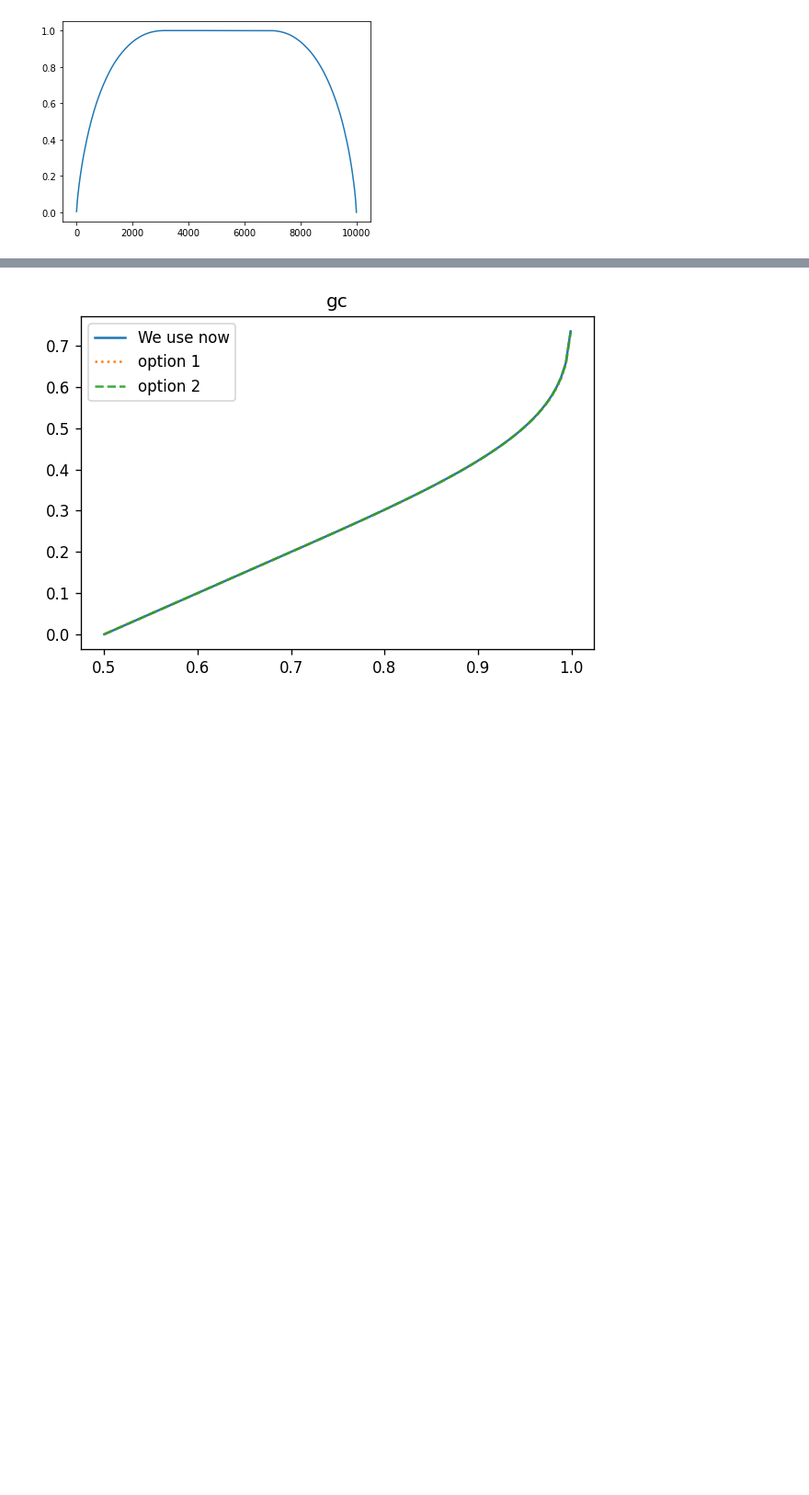
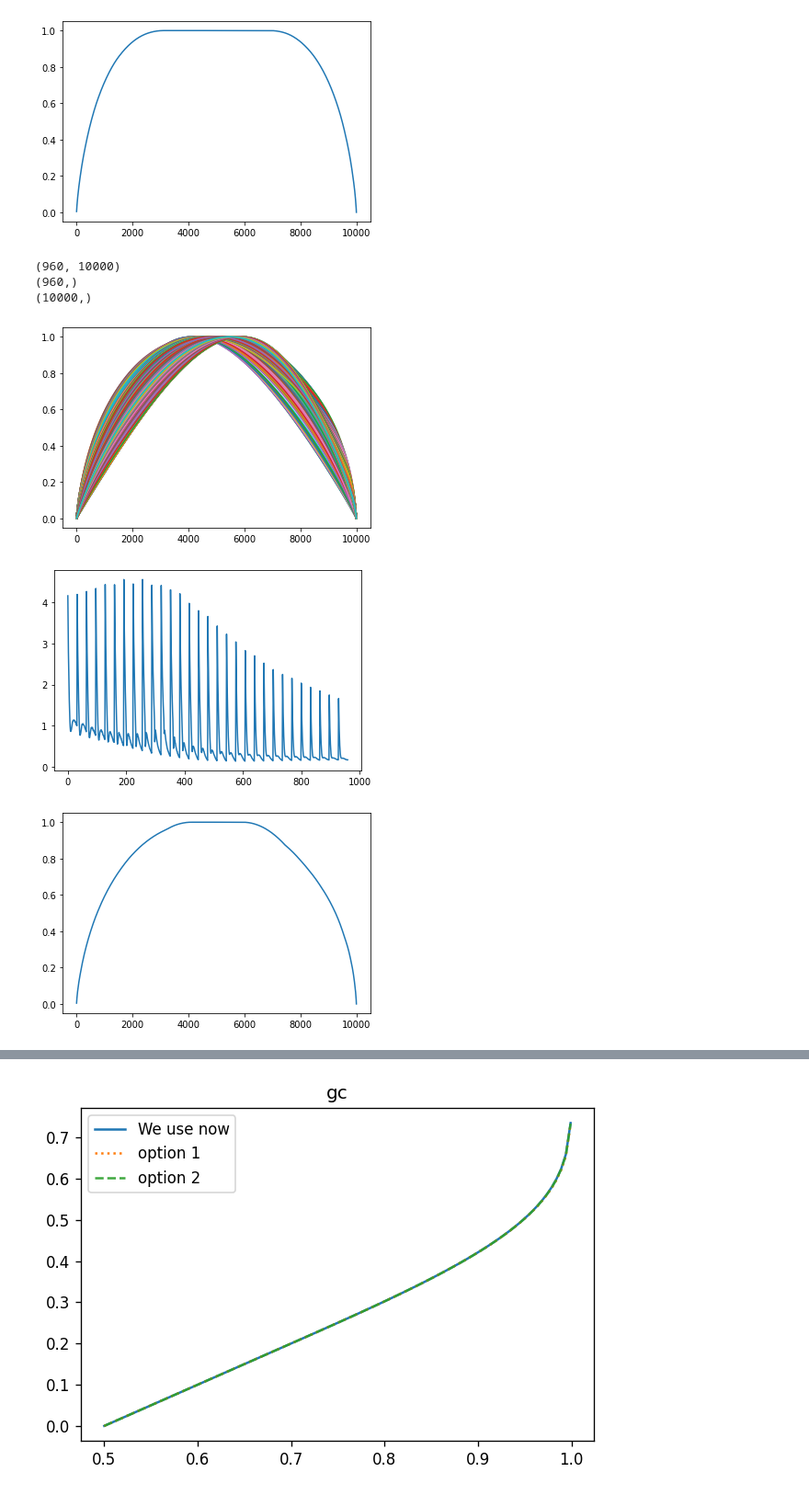
Before and after one commit to dkorzh10/general_lipschitz, a Jupyter notebook: notebooks/bound_estimates_examples.ipynb, the cells around one changed output, grey strips where cells are left out. Shown at 92% size. Cells and saved outputs as stored; diff of their text form; code cells hidden in the pictures; blank space fills up the shorter version.

```diff
--- a/notebooks/bound_estimates_examples.ipynb
+++ b/notebooks/bound_estimates_examples.ipynb
@@ -505,3 +509,36 @@ plt.show()
 [figure]
 [figure]
 [figure]
+# %%
+ns = 10000
+x0 = jnp.array([1.5,1.5]) #additive
+d = 2
+b_zero = jnp.array([1., 1.])
+
+betas1 = jnp.linspace(0.5, 2, 30)
+betas2 = jnp.linspace(0.5, 2., 32)
+betas = jnp.asarray(list(map(jnp.array, itertools.product(betas1, betas2)))) #betas1.reshape(-1,1)
+
+# betas = jnp.linspace(0.5, 2, 500)
+# betas = jnp.resize(betas, (*betas.shape, 1))
+type_of_transform = 'gc'
+bounds, p, g = compute_normed_bounds(compute_bound, x0, gamma, b_zero, betas, key, ns, d, type_of_transform)
+
+x, xi = pxi_to_xi(p)
+
+for b in bounds[:1000]:
+    plt.plot(b)
+plt.show()
+
+plt.plot(g)
+plt.show()
+
+plt.plot(p)
+plt.show()
+# %% [output]
+(960, 10000)
+(960,)
+(10000,)
+[figure, added]
+[figure, added]
+[figure, added]
```
Also changed, not shown: parts of 9 cells of this notebook, 10 other files.
